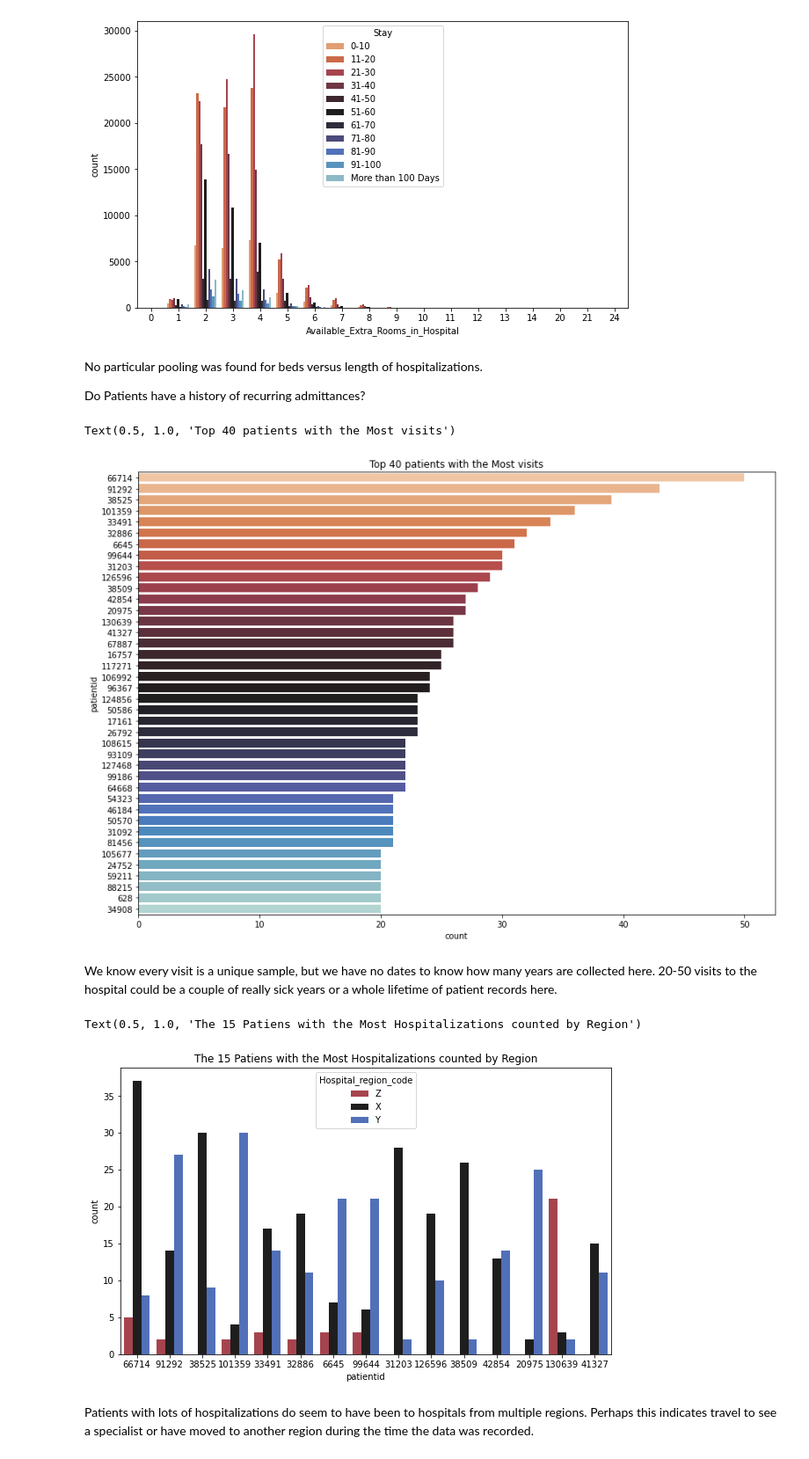
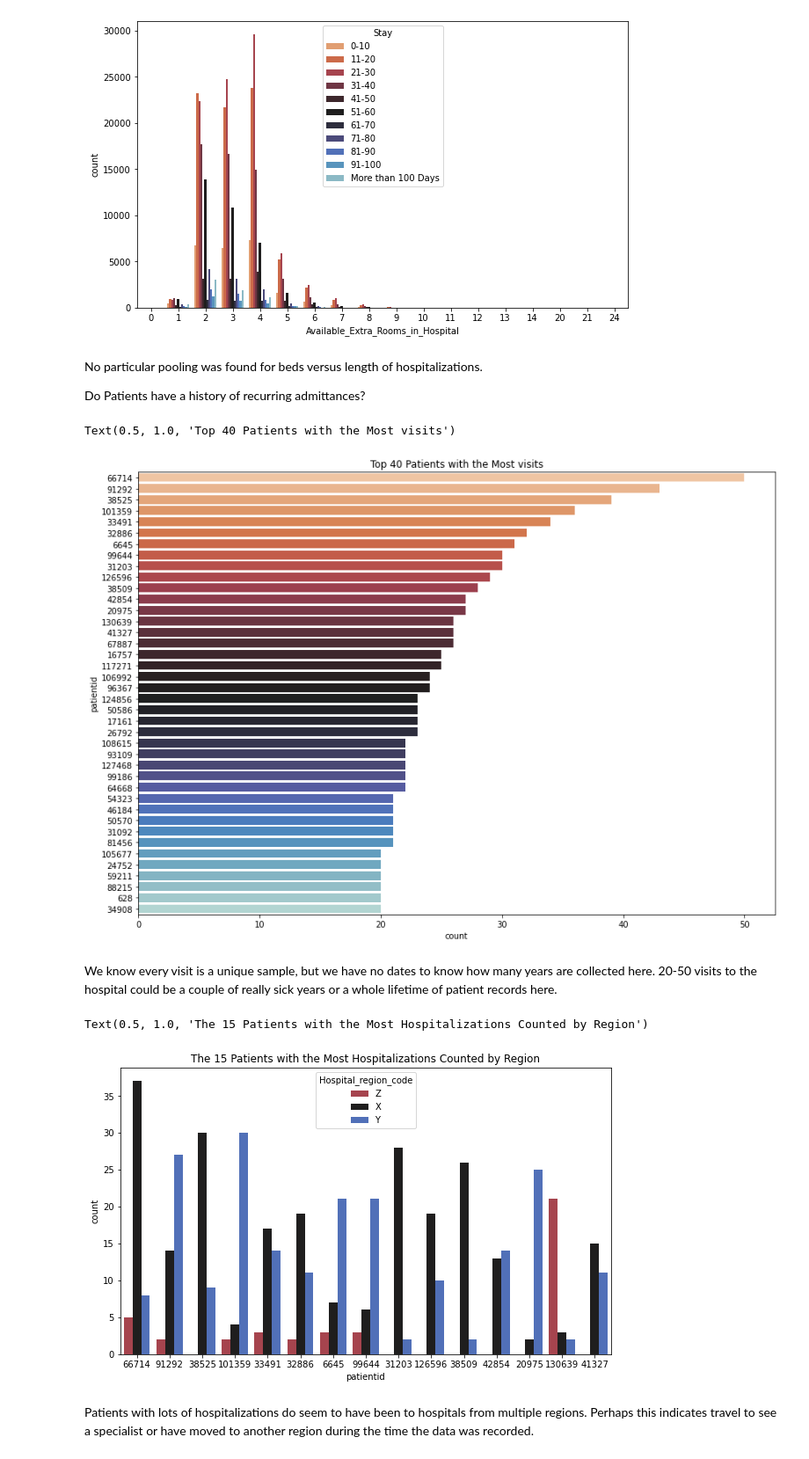
Before and after one commit to HopeFrost/hospital_stay_classifcation, a Jupyter notebook: 1_cleaning_and_EDA.ipynb, the cells around one changed output. Shown at 88% size. Drawn from its saved outputs; the diff is of its cells as text; code cells hidden in the pictures.

```diff
--- a/1_cleaning_and_EDA.ipynb
+++ b/1_cleaning_and_EDA.ipynb
@@ -334,27 +334,27 @@ countplot('Available_Extra_Rooms_in_Hospital', hue= 'Stay', hue_order = stay_ord
 # Frequency of number of rooms availible by length of stay
 # %% [output]
 [figure]
-# %% [markdown]
-No particular pooling was found for beds versus length of hospitalizations.
-
-Do Patients have a history of recurring admittances?
+# %% [markdown]
+No particular pooling was found for beds versus length of hospitalizations.
+
+Do Patients have a history of recurring admittances?
 # %%
 fig = plt.figure(figsize=(14,10))
 ax = sns.countplot(y='patientid', data=stay_df, order= stay_df.patientid.value_counts().iloc[:40].index, palette='icefire_r')
-plt.title('Top 40 patients with the Most visits')
+plt.title('Top 40 Patients with the Most visits')
 # top 40 visitors - most number of times patient is admitted
 # %% [output]
-Text(0.5, 1.0, 'Top 40 patients with the Most visits')
+Text(0.5, 1.0, 'Top 40 Patients with the Most visits')
 [figure]
 # %% [markdown]
 We know every visit is a unique sample, but we have no dates to know how many years are collected here. 20-50 visits to the hospital could be a couple of really sick years or a whole lifetime of patient records here.
 # %%
 patents_visits = stay_df.patientid.value_counts().iloc[:15].index
 countplot('patientid', hue= 'Hospital_region_code', order= patents_visits)
-plt.title('The 15 Patiens with the Most Hospitalizations counted by Region')
+plt.title('The 15 Patients with the Most Hospitalizations Counted by Region')
 # %% [output]
-Text(0.5, 1.0, 'The 15 Patiens with the Most Hospitalizations counted by Region')
+Text(0.5, 1.0, 'The 15 Patients with the Most Hospitalizations Counted by Region')
-[figure, old version]
+[figure, new version]
 # %% [markdown]
 Patients with lots of hospitalizations do seem to have been to hospitals from multiple regions. Perhaps this indicates travel to see a specialist or have moved to another region during the time the data was recorded.
 # %%
```
Also changed, not shown: parts of 16 cells of this notebook, 7 other files.
